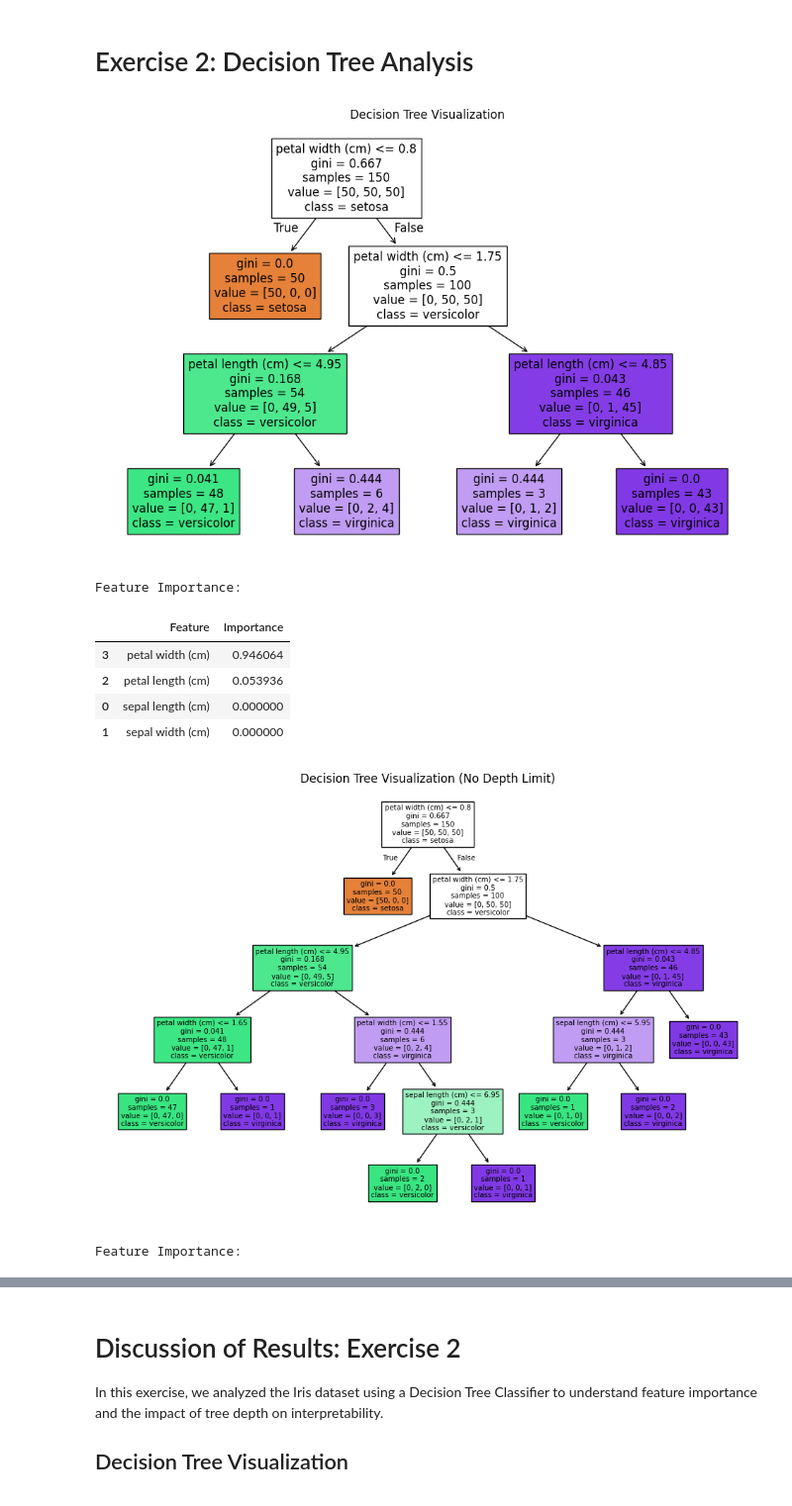
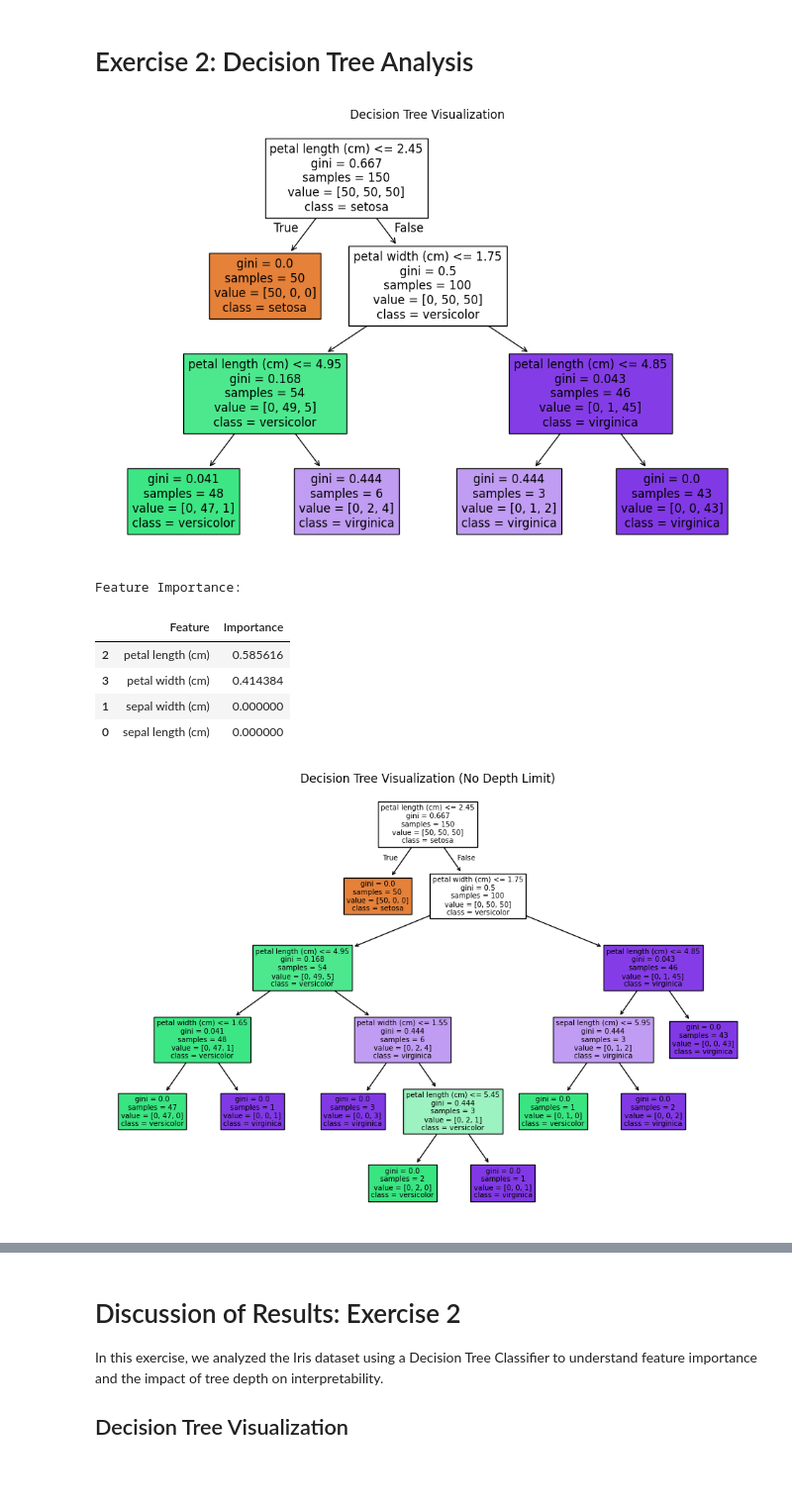
Before and after one commit to DataScienceLabFHSWF/XAI_course, a Jupyter notebook: XAI_Exercises/solutions/Exercise0.ipynb, the cells around one changed output, grey strips where cells are left out. Shown at 99% size. Drawn from its saved outputs; the diff is of its cells as text; code cells hidden in the pictures.

```diff
--- a/XAI_Exercises/solutions/Exercise0.ipynb
+++ b/XAI_Exercises/solutions/Exercise0.ipynb
@@ -284,47 +110,40 @@ import pandas as pd
 # Load the iris dataset
 iris = load_iris()
 X_iris, y_iris = iris.data, iris.target
 feature_names_iris = iris.feature_names
 class_names_iris = iris.target_names
 
 # Train a decision tree classifier
-tree_model = DecisionTreeClassifier(max_depth=3)
+tree_model = DecisionTreeClassifier(max_depth=3, random_state=42)
 tree_model.fit(X_iris, y_iris)
 
 # Visualize the decision tree
 plt.figure(figsize=(12, 8))
 plot_tree(tree_model, feature_names=feature_names_iris, class_names=class_names_iris, filled=True)
 plt.title("Decision Tree Visualization")
 plt.show()
 
 # Extract and interpret feature importance values
 feature_importances = tree_model.feature_importances_
 feature_importances_df = pd.DataFrame({'Feature': feature_names_iris, 'Importance': feature_importances})
 feature_importances_df = feature_importances_df.sort_values(by='Importance', ascending=False)
 print("Feature Importance:")
 display(feature_importances_df)
 
 # Modify tree depth and analyze impact on interpretability
-tree_model_deep = DecisionTreeClassifier(max_depth=None)
+tree_model_deep = DecisionTreeClassifier(max_depth=None, random_state=42)
 tree_model_deep.fit(X_iris, y_iris)
 
 plt.figure(figsize=(12, 8))
 plot_tree(tree_model_deep, feature_names=feature_names_iris, class_names=class_names_iris, filled=True)
 plt.title("Decision Tree Visualization (No Depth Limit)")
 plt.show()
-
-feature_importances = tree_model_deep.feature_importances_
-feature_importances_df = pd.DataFrame({'Feature': feature_names_iris, 'Importance': feature_importances})
-feature_importances_df = feature_importances_df.sort_values(by='Importance', ascending=False)
-print("Feature Importance:")
-display(feature_importances_df)
 # %% [output]
-[figure, old version]
+[figure, new version]
 Feature Importance:
 |  | Feature | Importance |
-| 3 | petal width (cm) | 0.946064 |
-| 2 | petal length (cm) | 0.053936 |
+| 2 | petal length (cm) | 0.585616 |
+| 3 | petal width (cm) | 0.414384 |
+| 1 | sepal width (cm) | 0.000000 |
 | 0 | sepal length (cm) | 0.000000 |
-| 1 | sepal width (cm) | 0.000000 |
-[figure, old version]
+[figure, new version]
-Feature Importance:
```
Also changed, not shown: parts of 13 cells of this notebook, 23 other files.
